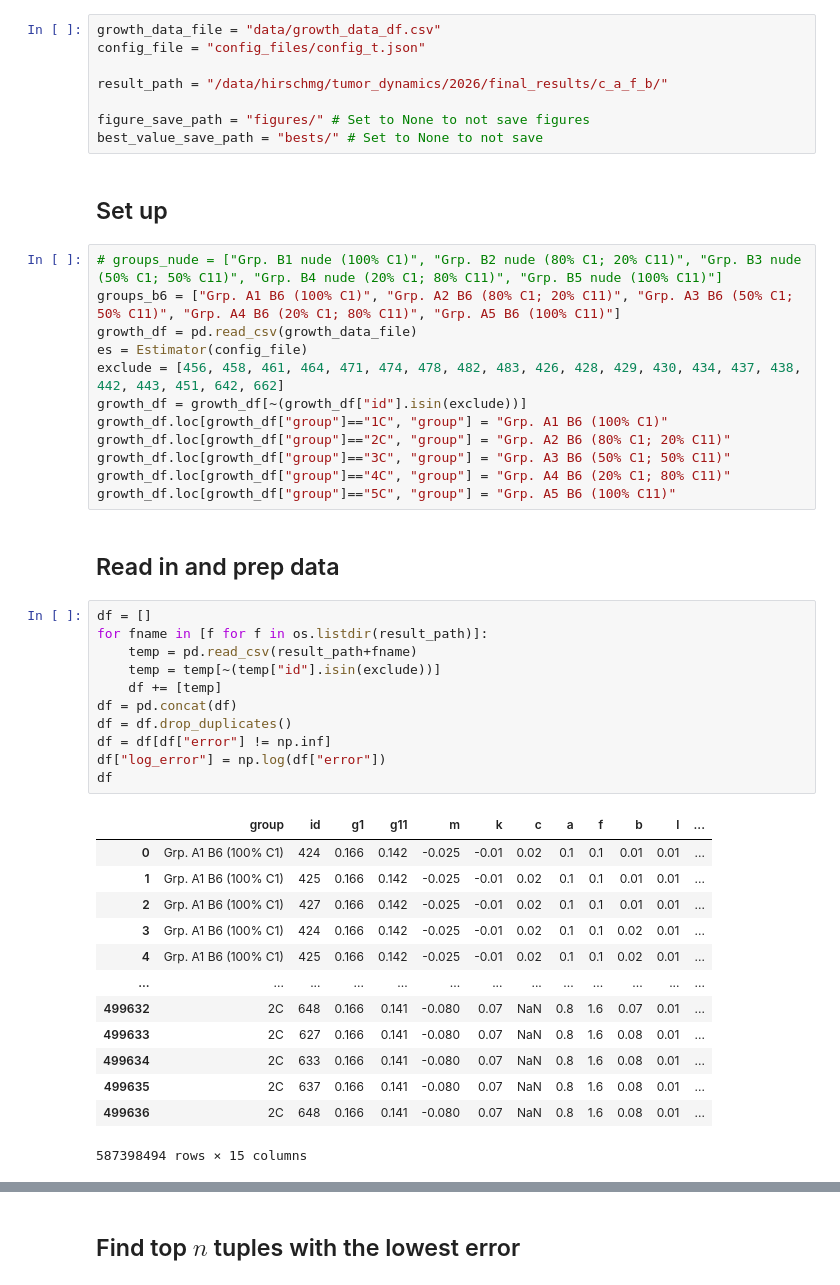
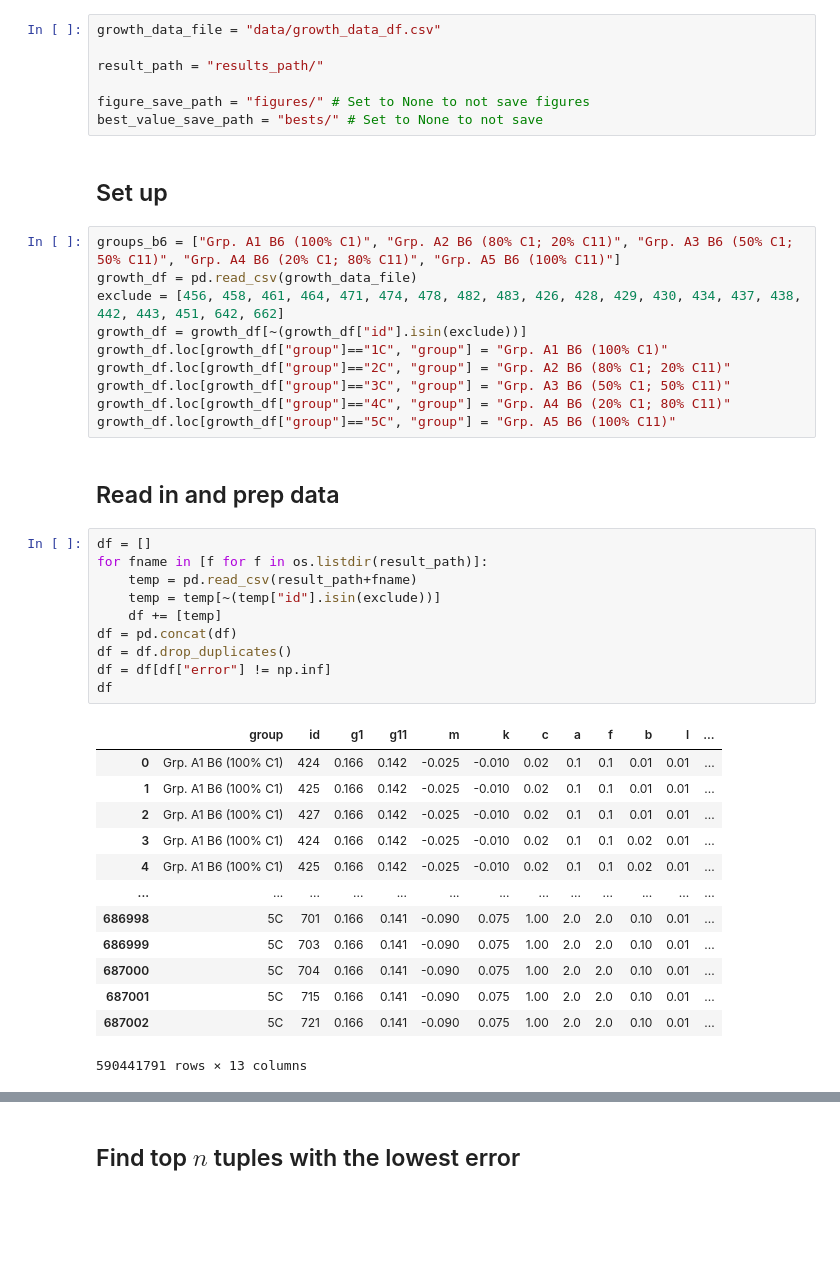
Before and after one commit to NLM-DIR/clonal-tumor-dynamics, a Jupyter notebook: analyze_t.ipynb, the cells around one changed output, grey strips where cells are left out. Drawn from its saved outputs; the diff is of its cells as text; blank space fills up the shorter version.

```diff
--- a/analyze_t.ipynb
+++ b/analyze_t.ipynb
@@ -23,19 +21,16 @@ import time
 ## User-defined parameters
 # %%
 growth_data_file = "data/growth_data_df.csv"
-config_file = "config_files/config_t.json"
 
-result_path = "/data/hirschmg/tumor_dynamics/2026/final_results/c_a_f_b/"
+result_path = "results_path/"
 
 figure_save_path = "figures/" # Set to None to not save figures
 best_value_save_path = "bests/" # Set to None to not save
 # %% [markdown]
 ## Set up
 # %%
-# groups_nude = ["Grp. B1 nude (100% C1)", "Grp. B2 nude (80% C1; 20% C11)", "Grp. B3 nude (50% C1; 50% C11)", "Grp. B4 nude (20% C1; 80% C11)", "Grp. B5 nude (100% C11)"]
 groups_b6 = ["Grp. A1 B6 (100% C1)", "Grp. A2 B6 (80% C1; 20% C11)", "Grp. A3 B6 (50% C1; 50% C11)", "Grp. A4 B6 (20% C1; 80% C11)", "Grp. A5 B6 (100% C11)"]
 growth_df = pd.read_csv(growth_data_file)
-es = Estimator(config_file)
 exclude = [456, 458, 461, 464, 471, 474, 478, 482, 483, 426, 428, 429, 430, 434, 437, 438, 442, 443, 451, 642, 662]
 growth_df = growth_df[~(growth_df["id"].isin(exclude))]
 growth_df.loc[growth_df["group"]=="1C", "group"] = "Grp. A1 B6 (100% C1)"
@@ -48,28 +43,27 @@ growth_df.loc[growth_df["group"]=="5C", "group"] = "Grp. A5 B6 (100% C11)"
 # %%
 df = []
 for fname in [f for f in os.listdir(result_path)]:
     temp = pd.read_csv(result_path+fname)
     temp = temp[~(temp["id"].isin(exclude))]
     df += [temp]
 df = pd.concat(df)
 df = df.drop_duplicates()
 df = df[df["error"] != np.inf]
-df["log_error"] = np.log(df["error"])
 df
 # %% [output]
 |  | group | id | g1 | g11 | m | k | c | a | f | b | l | ... |
-| 0 | Grp. A1 B6 (100% C1) | 424 | 0.166 | 0.142 | -0.025 | -0.01 | 0.02 | 0.1 | 0.1 | 0.01 | 0.01 | ... |
-| 1 | Grp. A1 B6 (100% C1) | 425 | 0.166 | 0.142 | -0.025 | -0.01 | 0.02 | 0.1 | 0.1 | 0.01 | 0.01 | ... |
-| 2 | Grp. A1 B6 (100% C1) | 427 | 0.166 | 0.142 | -0.025 | -0.01 | 0.02 | 0.1 | 0.1 | 0.01 | 0.01 | ... |
-| 3 | Grp. A1 B6 (100% C1) | 424 | 0.166 | 0.142 | -0.025 | -0.01 | 0.02 | 0.1 | 0.1 | 0.02 | 0.01 | ... |
-| 4 | Grp. A1 B6 (100% C1) | 425 | 0.166 | 0.142 | -0.025 | -0.01 | 0.02 | 0.1 | 0.1 | 0.02 | 0.01 | ... |
+| 0 | Grp. A1 B6 (100% C1) | 424 | 0.166 | 0.142 | -0.025 | -0.010 | 0.02 | 0.1 | 0.1 | 0.01 | 0.01 | ... |
+| 1 | Grp. A1 B6 (100% C1) | 425 | 0.166 | 0.142 | -0.025 | -0.010 | 0.02 | 0.1 | 0.1 | 0.01 | 0.01 | ... |
+| 2 | Grp. A1 B6 (100% C1) | 427 | 0.166 | 0.142 | -0.025 | -0.010 | 0.02 | 0.1 | 0.1 | 0.01 | 0.01 | ... |
+| 3 | Grp. A1 B6 (100% C1) | 424 | 0.166 | 0.142 | -0.025 | -0.010 | 0.02 | 0.1 | 0.1 | 0.02 | 0.01 | ... |
+| 4 | Grp. A1 B6 (100% C1) | 425 | 0.166 | 0.142 | -0.025 | -0.010 | 0.02 | 0.1 | 0.1 | 0.02 | 0.01 | ... |
 | ... | ... | ... | ... | ... | ... | ... | ... | ... | ... | ... | ... | ... |
-| 499632 | 2C | 648 | 0.166 | 0.141 | -0.080 | 0.07 | NaN | 0.8 | 1.6 | 0.07 | 0.01 | ... |
-| 499633 | 2C | 627 | 0.166 | 0.141 | -0.080 | 0.07 | NaN | 0.8 | 1.6 | 0.08 | 0.01 | ... |
-| 499634 | 2C | 633 | 0.166 | 0.141 | -0.080 | 0.07 | NaN | 0.8 | 1.6 | 0.08 | 0.01 | ... |
-| 499635 | 2C | 637 | 0.166 | 0.141 | -0.080 | 0.07 | NaN | 0.8 | 1.6 | 0.08 | 0.01 | ... |
-| 499636 | 2C | 648 | 0.166 | 0.141 | -0.080 | 0.07 | NaN | 0.8 | 1.6 | 0.08 | 0.01 | ... |
+| 686998 | 5C | 701 | 0.166 | 0.141 | -0.090 | 0.075 | 1.00 | 2.0 | 2.0 | 0.10 | 0.01 | ... |
+| 686999 | 5C | 703 | 0.166 | 0.141 | -0.090 | 0.075 | 1.00 | 2.0 | 2.0 | 0.10 | 0.01 | ... |
+| 687000 | 5C | 704 | 0.166 | 0.141 | -0.090 | 0.075 | 1.00 | 2.0 | 2.0 | 0.10 | 0.01 | ... |
+| 687001 | 5C | 715 | 0.166 | 0.141 | -0.090 | 0.075 | 1.00 | 2.0 | 2.0 | 0.10 | 0.01 | ... |
+| 687002 | 5C | 721 | 0.166 | 0.141 | -0.090 | 0.075 | 1.00 | 2.0 | 2.0 | 0.10 | 0.01 | ... |
-587398494 rows × 15 columns
+590441791 rows × 13 columns
 # %%
 df.loc[df["group"]=="1C", "group"] = "Grp. A1 B6 (100% C1)"
 df.loc[df["group"]=="2C", "group"] = "Grp. A2 B6 (80% C1; 20% C11)"
```
Also changed, not shown: parts of 24 cells of this notebook, 19 other files.
